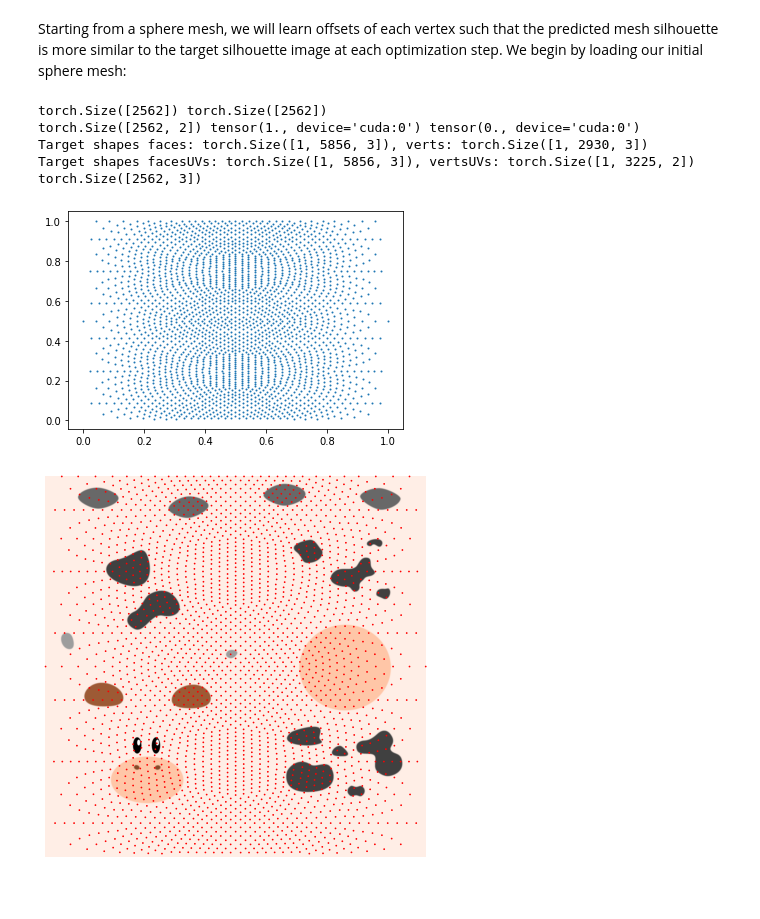
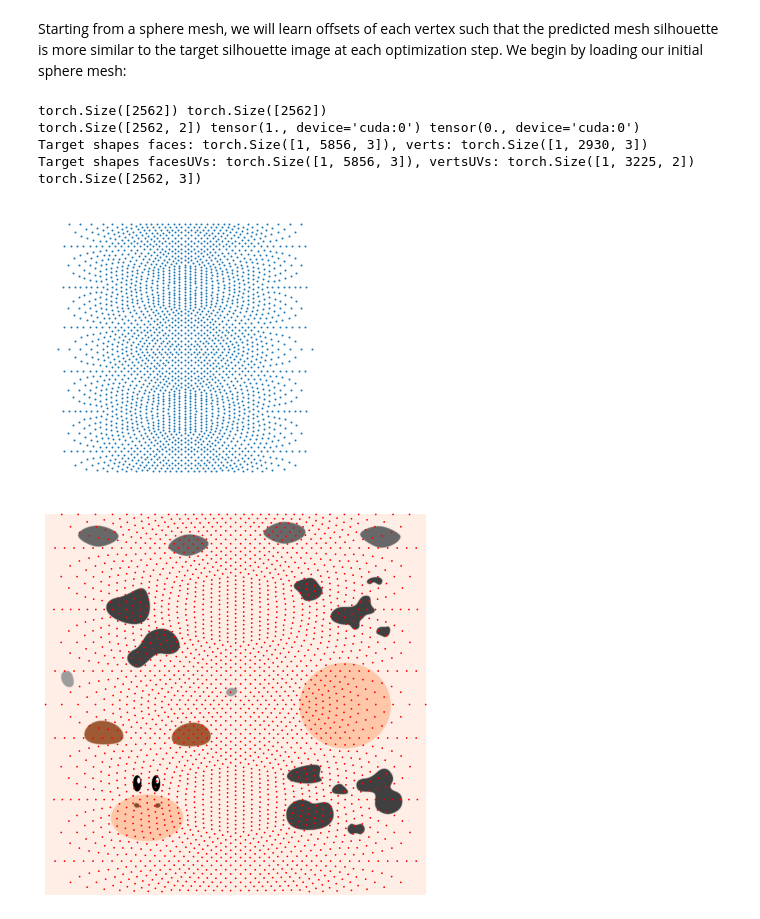
Before and after one commit to theycallmepeter/pytorch3d_PBR, a Jupyter notebook: docs/tutorials/parameter_tuning.ipynb, the cells around one changed output. Saved outputs shown, nothing was run; the diff lists cells and outputs as text; code cells hidden in the pictures; blank space fills up the shorter version.

```diff
--- a/docs/tutorials/parameter_tuning.ipynb
+++ b/docs/tutorials/parameter_tuning.ipynb
@@ -457,35 +408,37 @@ def to_geocentric(lat, lon):
 # lat lon but longitude is scaled to half to have a square representation
 def to_lat_lon(coords):
     """
     Converts X Y Z geocentric coordinates into latitude and longitude
     """
     return np.array([np.degrees(np.arcsin(coords[2])), np.degrees(np.arctan2(coords[1], coords[0]))])
 
 # Creating UVs for sphere using equirectangular projection with scaled v axis
 sphere_verts = silhouette_src_mesh.verts_packed()
 xyz_to_u = torch.rad2deg(torch.arcsin(sphere_verts[:,2])) + 90
 xyz_to_v = (torch.rad2deg(torch.atan2(sphere_verts[:,1], sphere_verts[:,0])) + 180) / 2
 print(xyz_to_u.shape, xyz_to_v.shape)
 sphere_verts_uvs = torch.stack([xyz_to_u, xyz_to_v], dim=1) / 180
 print(sphere_verts_uvs.shape, sphere_verts_uvs.max(), sphere_verts_uvs.min())
 # need to solve seams somehow
 # u = 0.5 + (torch.atan2(verts[:,0], verts[:,1])/(np.pi*2))
 # v = 0.5 - (torch.arcsin(verts[:,2])/np.pi)
 # uv_map = torch.stack([u,v], dim=1).unsqueeze(dim=0).to(device)
 print("Target shapes faces: {}, verts: {}".format(mesh.faces_padded().shape, mesh.verts_padded().shape, ))
 print("Target shapes facesUVs: {}, vertsUVs: {}".format(mesh.textures.faces_uvs_padded().shape,  mesh.textures.verts_uvs_padded().shape))
 print(silhouette_src_mesh.verts_packed().shape)
 # silhouette_src_mesh.verts_padded().map
+plt.figure(figsize=(5,5))
 plt.scatter(sphere_verts_uvs.cpu()[:,0], sphere_verts_uvs.cpu()[:,1], s=1)
-plt.show()
+plt.axis("off")
+plt.savefig("texture_uvs_illustration.pdf", bbox_inches="tight")
 silhouette_src_mesh.textures = TexturesUV(mesh.textures.maps_padded(), faces_uvs=silhouette_src_mesh.faces_packed().unsqueeze(0), verts_uvs=sphere_verts_uvs.unsqueeze(0))
 # %% [output]
 torch.Size([2562]) torch.Size([2562])
 torch.Size([2562, 2]) tensor(1., device='cuda:0') tensor(0., device='cuda:0')
 Target shapes faces: torch.Size([1, 5856, 3]), verts: torch.Size([1, 2930, 3])
 Target shapes facesUVs: torch.Size([1, 5856, 3]), vertsUVs: torch.Size([1, 3225, 2])
 torch.Size([2562, 3])
-[figure, old version]
+[figure, new version]
 # %%
 plt.figure(figsize=(7,7))
 from pytorch3d.vis.texture_vis import texturesuv_image_matplotlib
```
Also changed, not shown: parts of 27 cells of this notebook, 3 other files.
